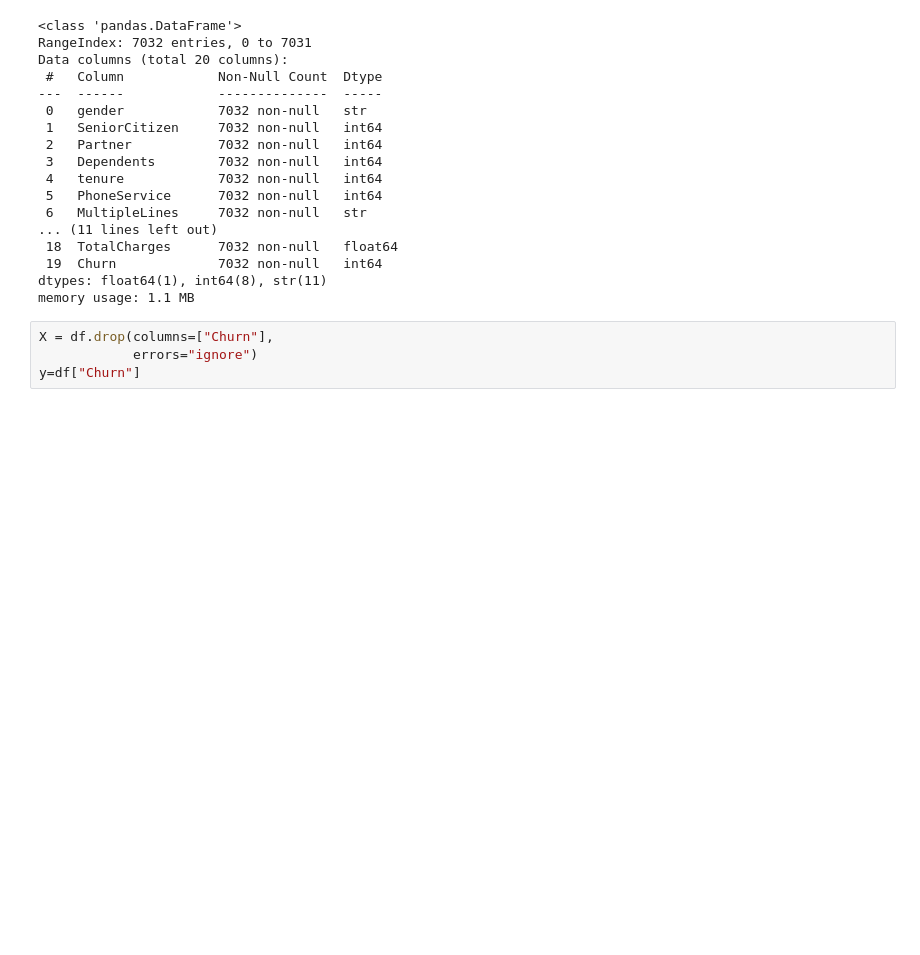
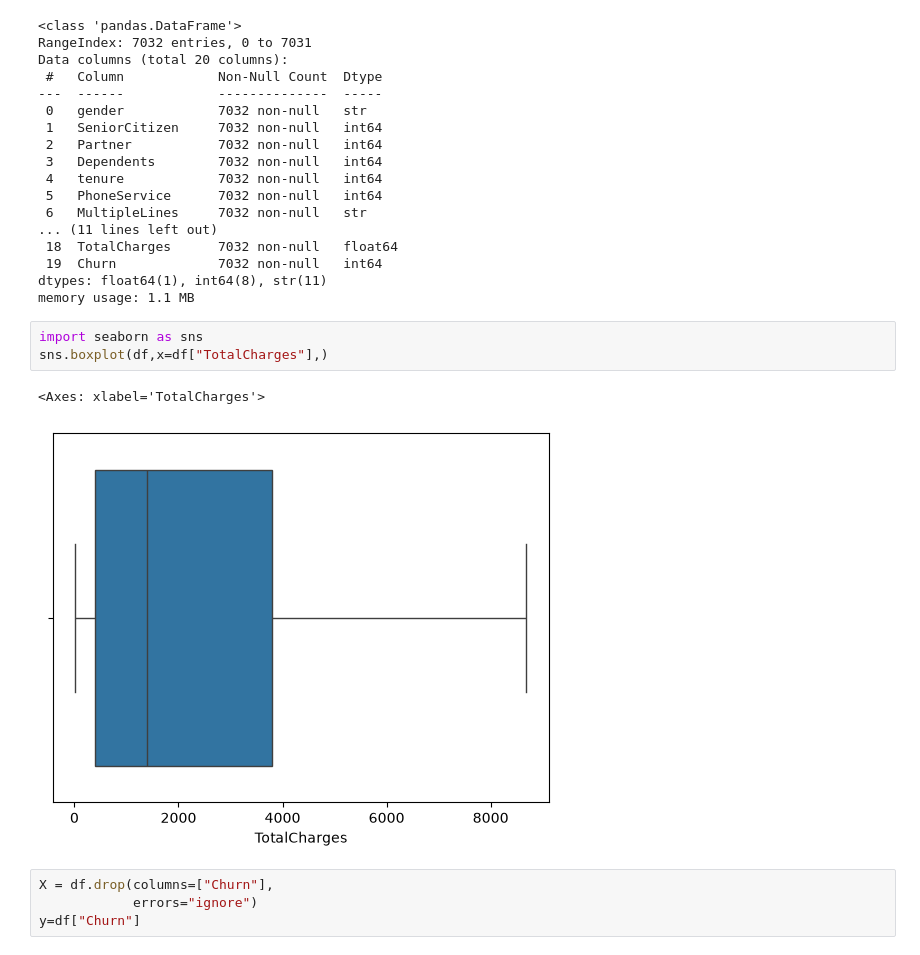
Before and after one commit to MANDEEP9711/telco-customer-churn-prediction, a Jupyter notebook: notebook/03_feature_engineering.ipynb, the cells around one changed output. Saved outputs shown, nothing was run; the diff lists cells and outputs as text; blank space fills up the shorter version.

```diff
--- a/notebook/03_feature_engineering.ipynb
+++ b/notebook/03_feature_engineering.ipynb
@@ -22,6 +22,12 @@ Data columns (total 20 columns):
  19  Churn             7032 non-null   int64
 dtypes: float64(1), int64(8), str(11)
 memory usage: 1.1 MB
+# %%
+import seaborn as sns
+sns.boxplot(df,x=df["TotalCharges"],)
+# %% [output]
+<Axes: xlabel='TotalCharges'>
+[figure, added]
 # %%
 X = df.drop(columns=["Churn"],
             errors="ignore")
```
Also changed, not shown: parts of 4 cells of this notebook, 3 other files.
